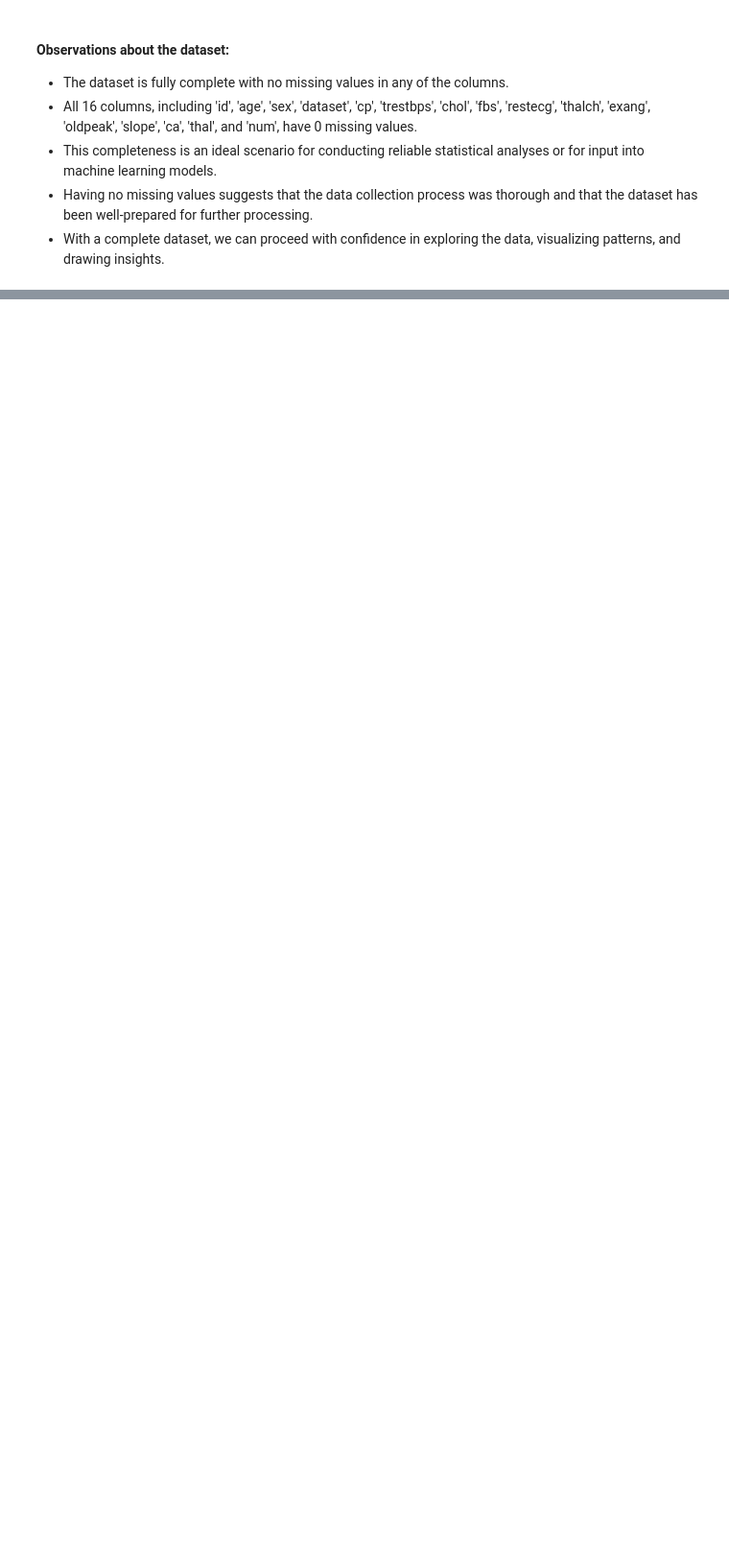
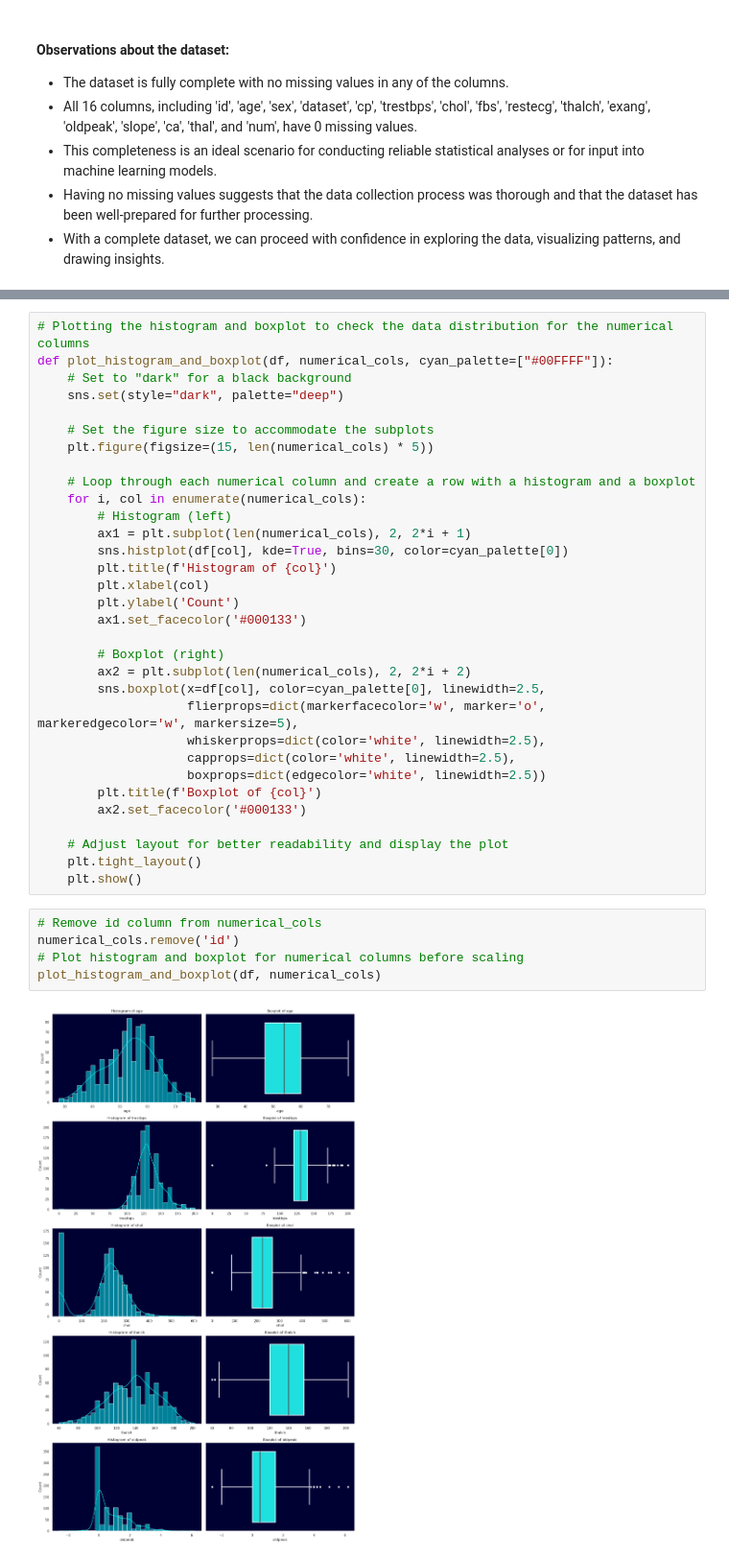
Before and after one commit to devbilalkhan/ml-heart-disease-uci, a Jupyter notebook: uci_heart_disease_data.ipynb, the cells around one changed output, grey strips where cells are left out. Shown at 96% size. Saved outputs shown, nothing was run; the diff lists cells and outputs as text; blank space fills up the shorter version.

```diff
--- a/uci_heart_disease_data.ipynb
+++ b/uci_heart_disease_data.ipynb
@@ -569,0 +575,39 @@ plt.show()
+# %%
+# Plotting the histogram and boxplot to check the data distribution for the numerical columns
+def plot_histogram_and_boxplot(df, numerical_cols, cyan_palette=["#00FFFF"]):
+    # Set to "dark" for a black background
+    sns.set(style="dark", palette="deep")
+
+    # Set the figure size to accommodate the subplots
+    plt.figure(figsize=(15, len(numerical_cols) * 5))
+
+    # Loop through each numerical column and create a row with a histogram and a boxplot
+    for i, col in enumerate(numerical_cols):
+        # Histogram (left)
+        ax1 = plt.subplot(len(numerical_cols), 2, 2*i + 1)
+        sns.histplot(df[col], kde=True, bins=30, color=cyan_palette[0])
+        plt.title(f'Histogram of {col}')
+        plt.xlabel(col)
+        plt.ylabel('Count')
+        ax1.set_facecolor('#000133')
+
+        # Boxplot (right)
+        ax2 = plt.subplot(len(numerical_cols), 2, 2*i + 2)
+        sns.boxplot(x=df[col], color=cyan_palette[0], linewidth=2.5,
+                    flierprops=dict(markerfacecolor='w', marker='o', markeredgecolor='w', markersize=5),
+                    whiskerprops=dict(color='white', linewidth=2.5),
+                    capprops=dict(color='white', linewidth=2.5),
+                    boxprops=dict(edgecolor='white', linewidth=2.5))
+        plt.title(f'Boxplot of {col}')
+        ax2.set_facecolor('#000133')
+
+    # Adjust layout for better readability and display the plot
+    plt.tight_layout()
+    plt.show()
+# %%
+# Remove id column from numerical_cols
+numerical_cols.remove('id')
+# Plot histogram and boxplot for numerical columns before scaling
+plot_histogram_and_boxplot(df, numerical_cols)
+# %% [output]
+[figure, added]
```
Also changed, not shown: parts of 21 cells of this notebook.
